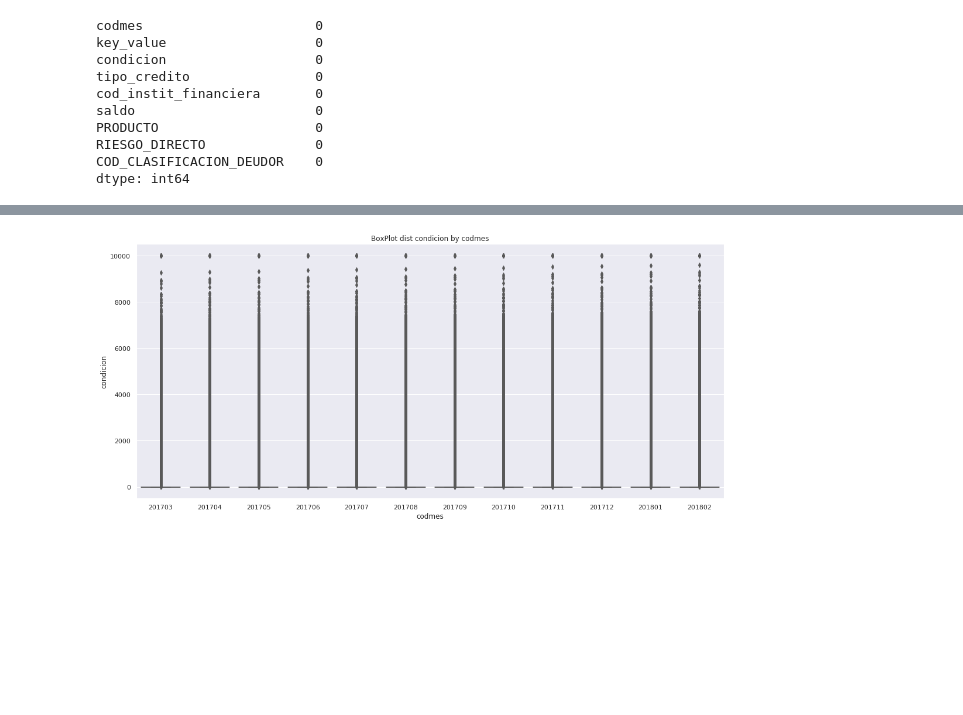
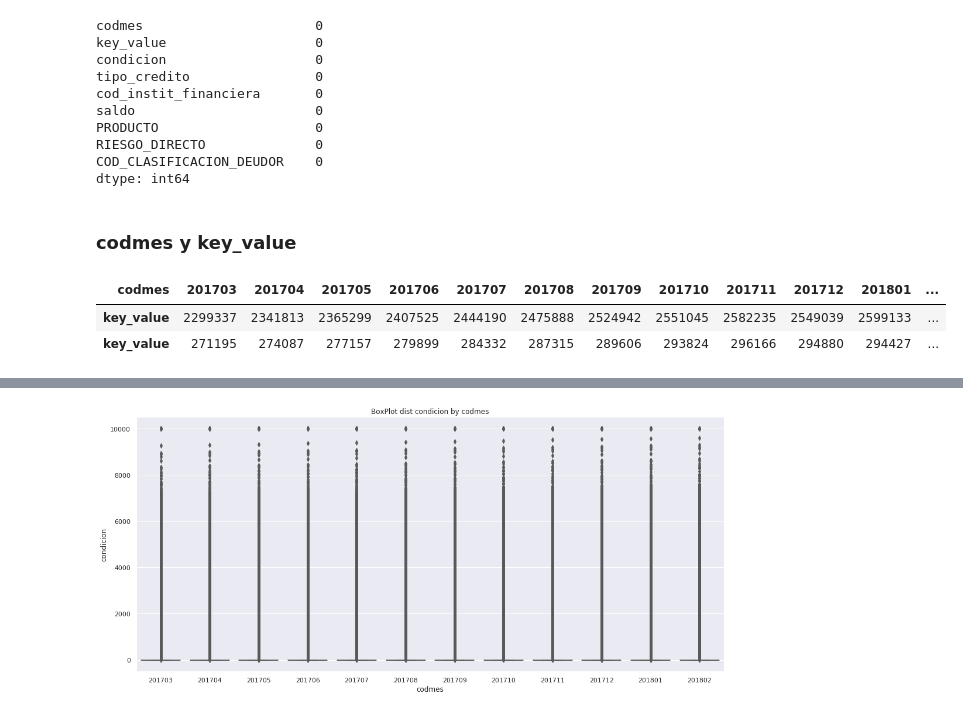
Before and after one commit to Guillin/interbank20, a Jupyter notebook: notebooks/visualization/eda.ipynb, the cells around one changed output, grey strips where cells are left out. Cells and saved outputs as stored; diff of their text form; code cells hidden in the pictures; blank space fills up the shorter version.

```diff
--- a/notebooks/visualization/eda.ipynb
+++ b/notebooks/visualization/eda.ipynb
@@ -161,3 +161,11 @@ PRODUCTO                    0
 RIESGO_DIRECTO              0
 COD_CLASIFICACION_DEUDOR    0
 dtype: int64
+# %% [markdown]
+### codmes y key_value
+# %%
+pd.DataFrame([rcc_train.groupby('codmes').key_value.count(), rcc_train.groupby('codmes').key_value.nunique()])
+# %% [output]
+| codmes | 201703 | 201704 | 201705 | 201706 | 201707 | 201708 | 201709 | 201710 | 201711 | 201712 | 201801 | ... |
+| key_value | 2299337 | 2341813 | 2365299 | 2407525 | 2444190 | 2475888 | 2524942 | 2551045 | 2582235 | 2549039 | 2599133 | ... |
+| key_value | 271195 | 274087 | 277157 | 279899 | 284332 | 287315 | 289606 | 293824 | 296166 | 294880 | 294427 | ... |
```
Also changed, not shown: parts of 10 cells of this notebook.
